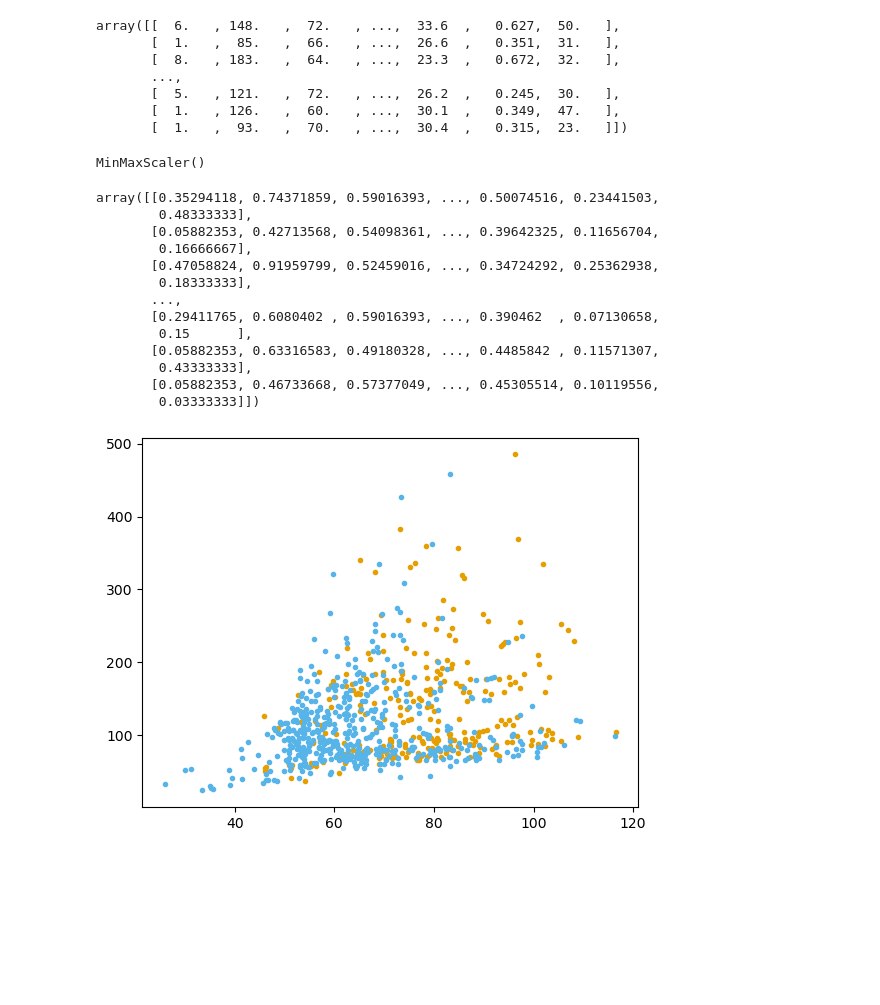
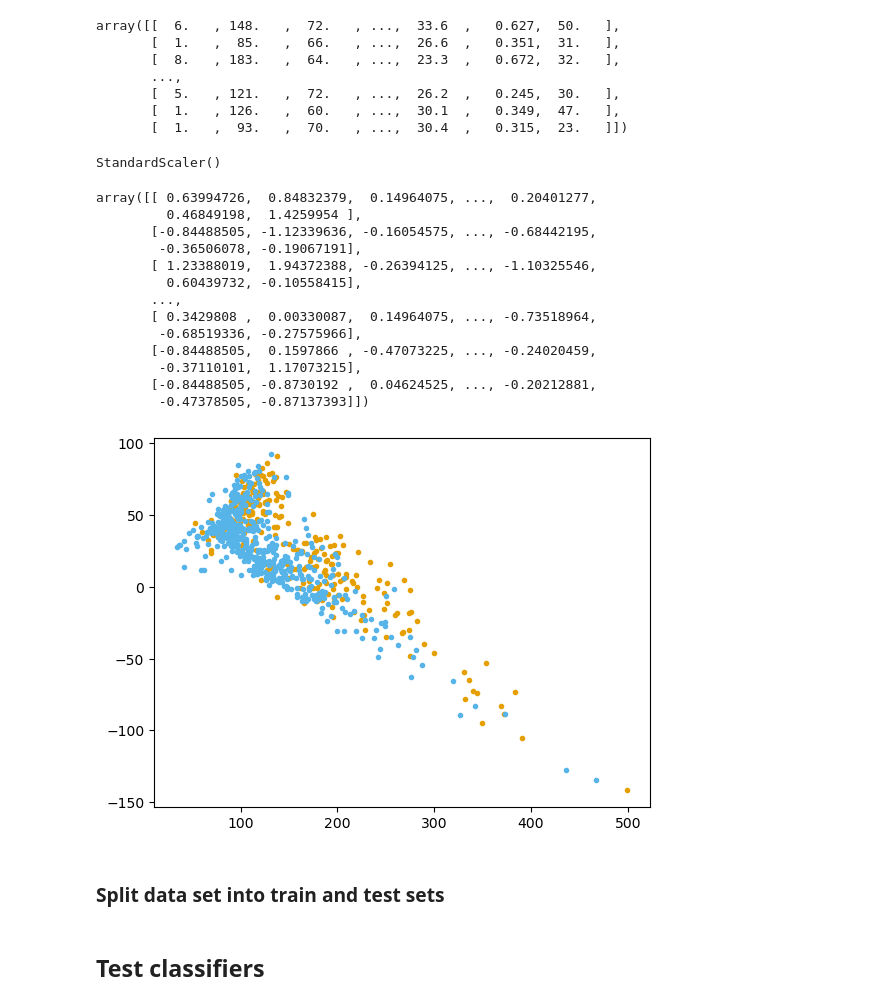
Before and after one commit to paulocavalin/mitpe-ml, a Jupyter notebook: src/Diabetes.ipynb, the cells around one changed output. Drawn from its saved outputs; the diff is of its cells as text; code cells hidden in the pictures; blank space fills up the shorter version.

```diff
--- a/src/Diabetes.ipynb
+++ b/src/Diabetes.ipynb
@@ -91,45 +95,47 @@ array([[  6.   , 148.   ,  72.   , ...,  33.6  ,   0.627,  50.   ],
        [  1.   , 126.   ,  60.   , ...,  30.1  ,   0.349,  47.   ],
        [  1.   ,  93.   ,  70.   , ...,  30.4  ,   0.315,  23.   ]])
 # %%
-from sklearn.preprocessing import MinMaxScaler
+from sklearn.preprocessing import StandardScaler
 
-scaler = MinMaxScaler()
+scaler = StandardScaler()
 scaler.fit(X)
 # %% [output]
-MinMaxScaler()
+StandardScaler()
 # %%
 scaler.transform(X)
 # %% [output]
-array([[0.35294118, 0.74371859, 0.59016393, ..., 0.50074516, 0.23441503,
-        0.48333333],
-       [0.05882353, 0.42713568, 0.54098361, ..., 0.39642325, 0.11656704,
-        0.16666667],
-       [0.47058824, 0.91959799, 0.52459016, ..., 0.34724292, 0.25362938,
-        0.18333333],
+array([[ 0.63994726,  0.84832379,  0.14964075, ...,  0.20401277,
+         0.46849198,  1.4259954 ],
+       [-0.84488505, -1.12339636, -0.16054575, ..., -0.68442195,
+        -0.36506078, -0.19067191],
+       [ 1.23388019,  1.94372388, -0.26394125, ..., -1.10325546,
+         0.60439732, -0.10558415],
        ...,
-       [0.29411765, 0.6080402 , 0.59016393, ..., 0.390462  , 0.07130658,
-        0.15      ],
-       [0.05882353, 0.63316583, 0.49180328, ..., 0.4485842 , 0.11571307,
-        0.43333333],
-       [0.05882353, 0.46733668, 0.57377049, ..., 0.45305514, 0.10119556,
-        0.03333333]])
+       [ 0.3429808 ,  0.00330087,  0.14964075, ..., -0.73518964,
+        -0.68519336, -0.27575966],
+       [-0.84488505,  0.1597866 , -0.47073225, ..., -0.24020459,
+        -0.37110101,  1.17073215],
+       [-0.84488505, -0.8730192 ,  0.04624525, ..., -0.20212881,
+        -0.47378505, -0.87137393]])
 # %%
 from sklearn.decomposition import PCA
 
-scaler = MinMaxScaler()
+scaler = StandardScaler()
 scaler.fit(X)
 X_transformed = scaler.transform(X)
 
 pca = PCA(n_components=2)
 pca.fit(X_transformed)
 
 X_pca1 = pca.transform( df[df['Outcome'] == 1].loc[:, df.columns != 'Outcome'] )
 plt.scatter( X_pca1[:,0], X_pca1[:,1], color=colors[0], label=names[0], marker='.')
 
 X_pca2 = pca.transform( df[df['Outcome'] == 0].loc[:, df.columns != 'Outcome'] )
 plt.scatter( X_pca2[:,0], X_pca2[:,1], color=colors[1], label=names[1], marker='.')
 
 
 plt.show()
 # %% [output]
-[figure, old version]
+[figure, new version]
+# %% [markdown]
+### Split data set into train and test sets
@@ -135,0 +146,2 @@ plt.show()
+# %% [markdown]
+## Test classifiers
```
Also changed, not shown: parts of 20 cells of this notebook, 5 other files.
